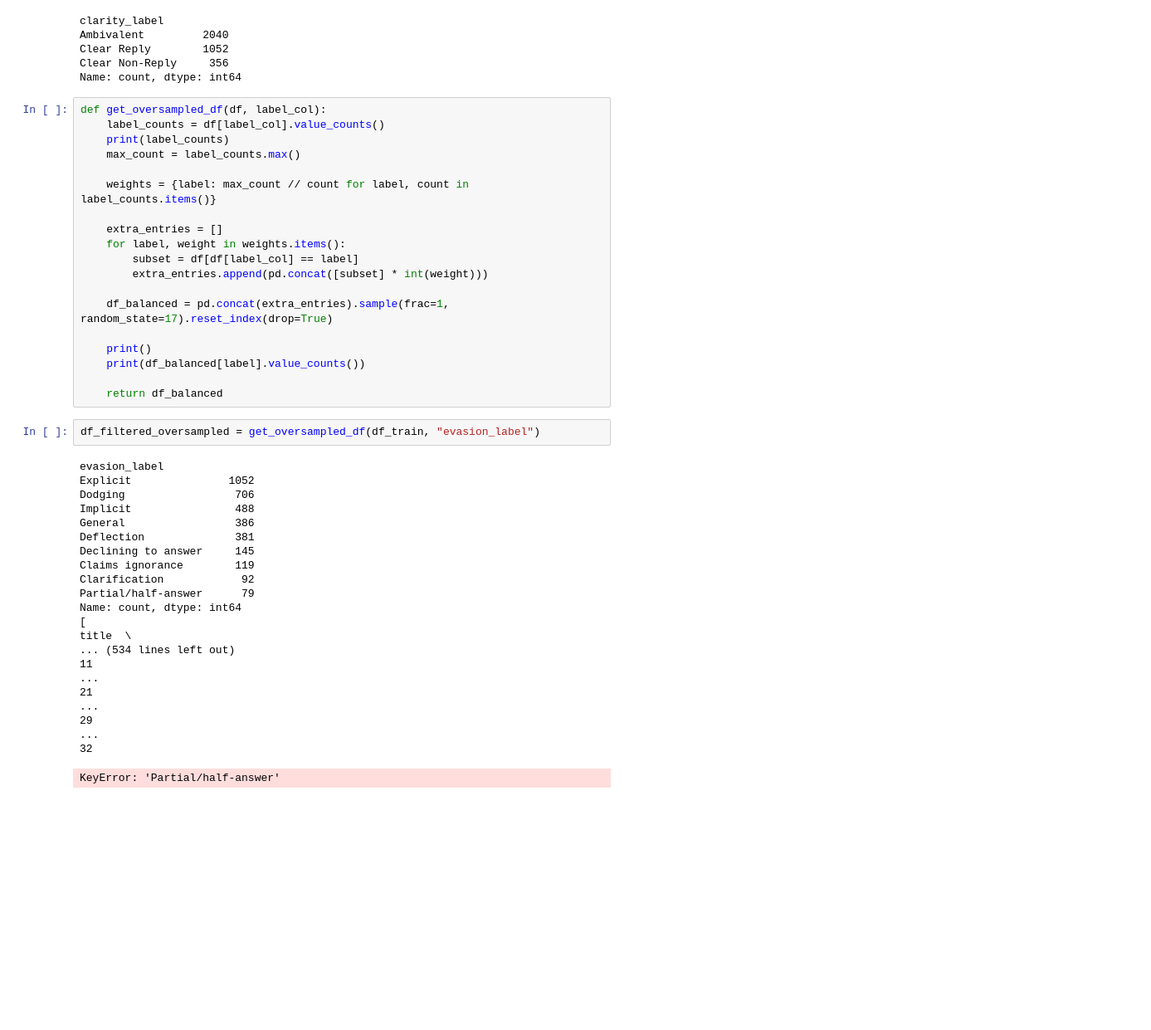
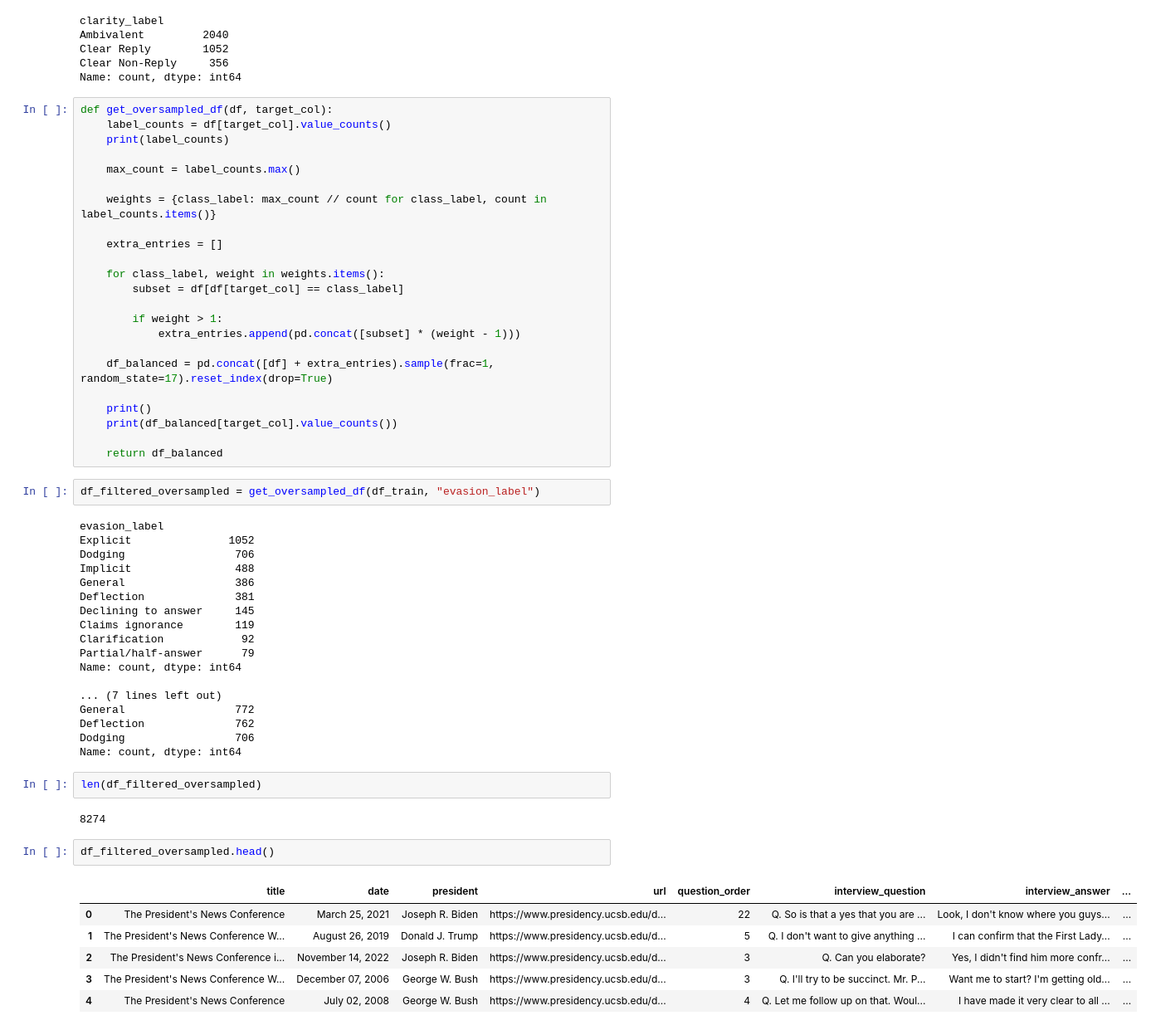
Before and after one commit to CristiFiodorov/NLP-Clarity, a Jupyter notebook: notebooks/01_2_data_cleaning.ipynb, the cells around one changed output. Shown at 83% size. Cells and saved outputs as stored; diff of their text form; blank space fills up the shorter version.

```diff
--- a/notebooks/01_2_data_cleaning.ipynb
+++ b/notebooks/01_2_data_cleaning.ipynb
@@ -175,22 +175,26 @@ Clear Reply        1052
 Clear Non-Reply     356
 Name: count, dtype: int64
 # %%
-def get_oversampled_df(df, label_col):
-    label_counts = df[label_col].value_counts()
+def get_oversampled_df(df, target_col):
+    label_counts = df[target_col].value_counts()
     print(label_counts)
+
     max_count = label_counts.max()
 
-    weights = {label: max_count // count for label, count in label_counts.items()}
+    weights = {class_label: max_count // count for class_label, count in label_counts.items()}
 
     extra_entries = []
-    for label, weight in weights.items():
-        subset = df[df[label_col] == label]
-        extra_entries.append(pd.concat([subset] * int(weight)))
 
-    df_balanced = pd.concat(extra_entries).sample(frac=1, random_state=17).reset_index(drop=True)
+    for class_label, weight in weights.items():
+        subset = df[df[target_col] == class_label]
+
+        if weight > 1:
+            extra_entries.append(pd.concat([subset] * (weight - 1)))
+
+    df_balanced = pd.concat([df] + extra_entries).sample(frac=1, random_state=17).reset_index(drop=True)
 
     print()
-    print(df_balanced[label].value_counts())
+    print(df_balanced[target_col].value_counts())
 
     return df_balanced
 # %%
@@ -207,10 +211,22 @@ Claims ignorance        119
 Clarification            92
 Partial/half-answer      79
 Name: count, dtype: int64
-[                                                                                                                                              title  \
-... (534 lines left out)
-11                                                                                                                                                                                                       ...
-21                                                                                                                                                                                                       ...
-29                                                                                                                                                                                                       ...
-32
+
+... (7 lines left out)
+General                 772
+Deflection              762
+Dodging                 706
+Name: count, dtype: int64
-KeyError: 'Partial/half-answer'
+# %%
+len(df_filtered_oversampled)
+# %% [output]
+8274
+# %%
+df_filtered_oversampled.head()
+# %% [output]
+|  | title | date | president | url | question_order | interview_question | interview_answer | ... |
+| 0 | The President's News Conference | March 25, 2021 | Joseph R. Biden | https://www.presidency.ucsb.edu/d... | 22 | Q. So is that a yes that you are ... | Look, I don't know where you guys... | ... |
+| 1 | The President's News Conference W... | August 26, 2019 | Donald J. Trump | https://www.presidency.ucsb.edu/d... | 5 | Q. I don't want to give anything ... | I can confirm that the First Lady... | ... |
+| 2 | The President's News Conference i... | November 14, 2022 | Joseph R. Biden | https://www.presidency.ucsb.edu/d... | 3 | Q. Can you elaborate? | Yes, I didn't find him more confr... | ... |
+| 3 | The President's News Conference W... | December 07, 2006 | George W. Bush | https://www.presidency.ucsb.edu/d... | 3 | Q. I'll try to be succinct. Mr. P... | Want me to start? I'm getting old... | ... |
+| 4 | The President's News Conference | July 02, 2008 | George W. Bush | https://www.presidency.ucsb.edu/d... | 4 | Q. Let me follow up on that. Woul... | I have made it very clear to all ... | ... |
```
Also changed, not shown: parts of 1 cell of this notebook.
